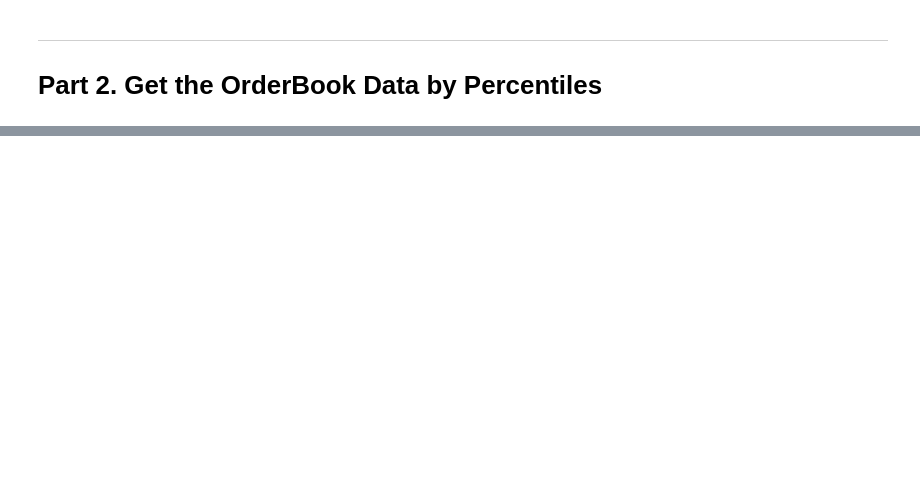
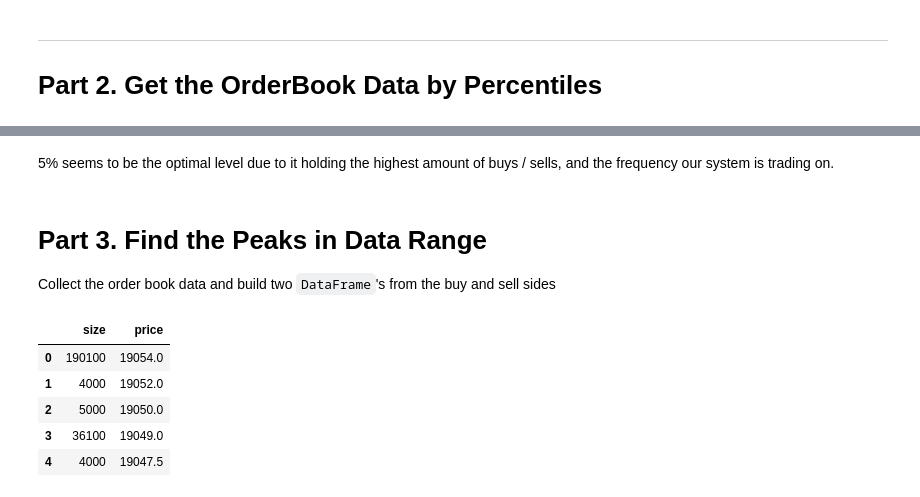
Before and after one commit to 369geofreeman/system_strategies, a Jupyter notebook: Stop_loss_detection/order_books/order_book_inflow.ipynb, the cells around one changed output, grey strips where cells are left out. Saved outputs shown, nothing was run; the diff lists cells and outputs as text; code cells hidden in the pictures; blank space fills up the shorter version.

````diff
--- a/Stop_loss_detection/order_books/order_book_inflow.ipynb
+++ b/Stop_loss_detection/order_books/order_book_inflow.ipynb
@@ -250,0 +286,27 @@ Current price: 19180
+# %% [markdown]
+5% seems to be the optimal level due to it holding the highest amount of buys / sells, and the frequency our system is trading on.
+# %% [markdown]
+# Part 3. Find the Peaks in Data Range
+
+Collect the order book data and build two ```DataFrame```'s from the buy and sell sides
+# %%
+curr_price = get_curr_price(contract)
+df_data = []
+percentile = 0.05
+
+k_buy = curr_price - (curr_price * percentile)
+k_sell = curr_price + (curr_price * percentile)
+
+book_data, raw_buy_nodes, raw_sell_nodes = orderbook_data_by_percentile(k_buy, k_sell, contract, raw_data=True)
+
+buy_orders_df = pd.DataFrame({"size": raw_buy_nodes['size'], "price": raw_buy_nodes['price']})
+sell_orders_df = pd.DataFrame({"size": raw_sell_nodes['size'], "price": raw_sell_nodes['price']})
+
+buy_orders_df.head()
+# %% [output]
+|  | size | price |
+| 0 | 190100 | 19054.0 |
+| 1 | 4000 | 19052.0 |
+| 2 | 5000 | 19050.0 |
+| 3 | 36100 | 19049.0 |
+| 4 | 4000 | 19047.5 |
````
Also changed, not shown: parts of 16 cells of this notebook.
